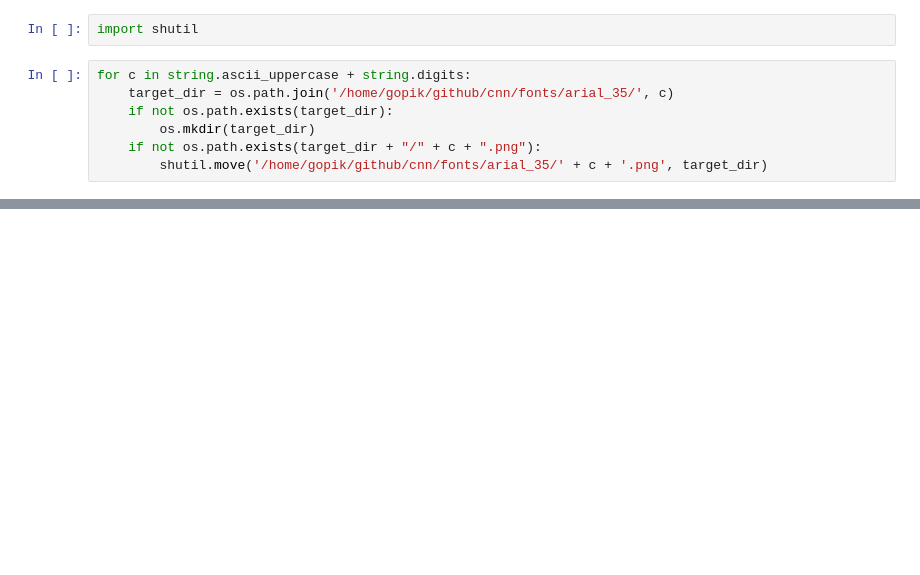
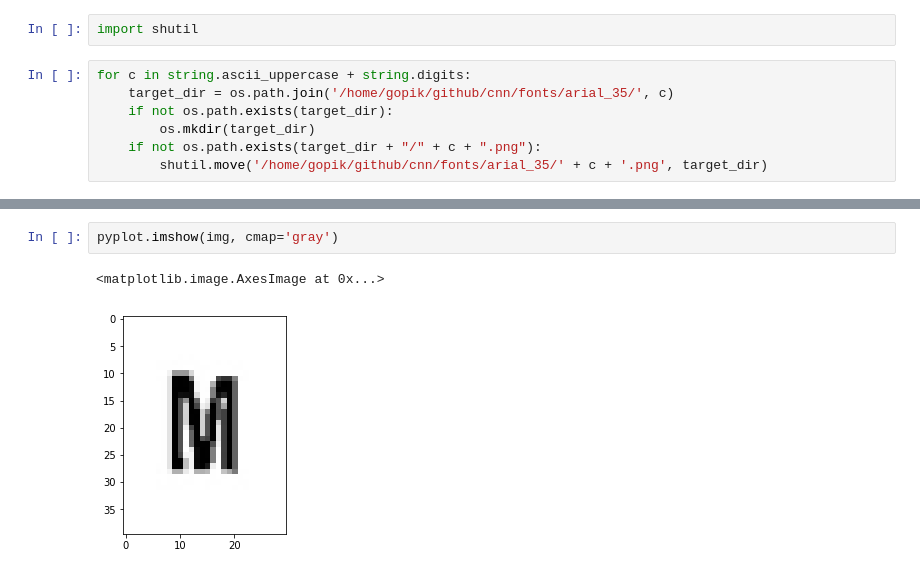
Before and after one commit to gopik/cnn, a Jupyter notebook: ipython/scratch.ipynb, the cells around one changed output, grey strips where cells are left out. Cells and saved outputs as stored; diff of their text form; blank space fills up the shorter version.

```diff
--- a/ipython/scratch.ipynb
+++ b/ipython/scratch.ipynb
@@ -202,0 +207,5 @@ ValueError: non-integer arg 1 for randrange()
+# %%
+pyplot.imshow(img, cmap='gray')
+# %% [output]
+<matplotlib.image.AxesImage at 0x...>
+[figure, added]
```
Also changed, not shown: parts of 49 cells of this notebook, 2 other files.
